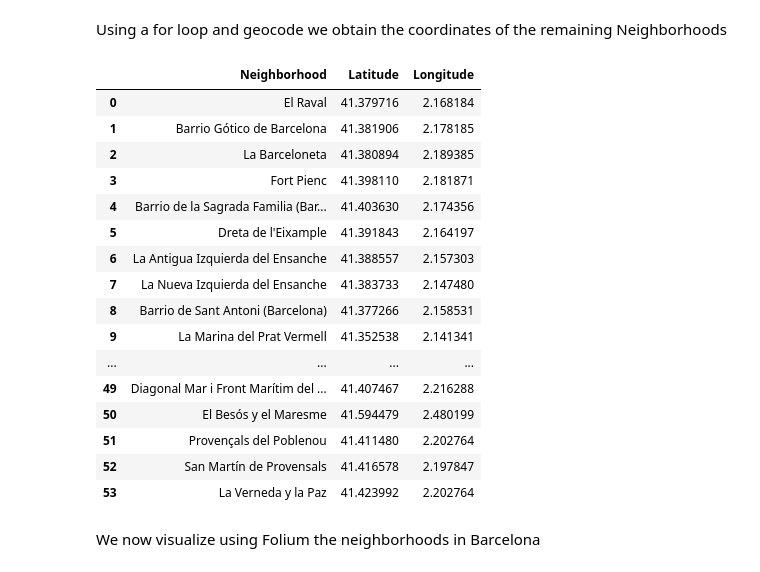
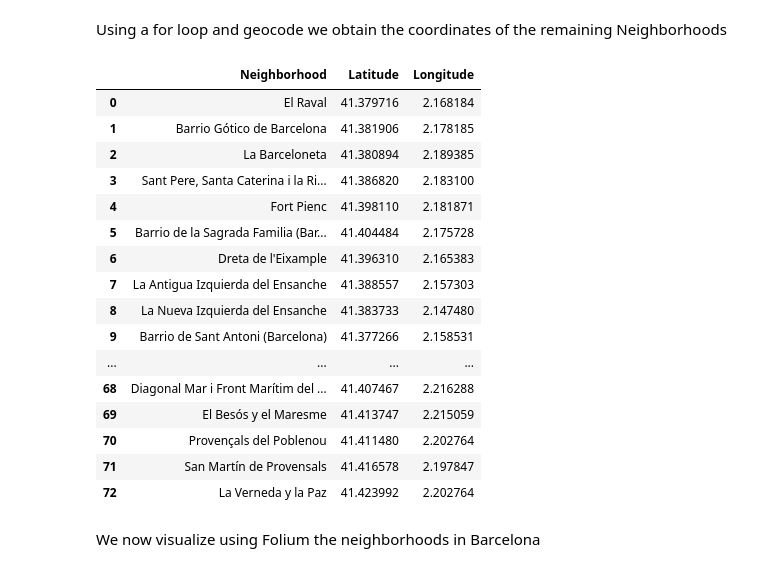
Before and after one commit to FranMorillo/Capstone_Project, a Jupyter notebook: Distribution Center for Mediterranean Restaurants.ipynb, the cells around one changed output. Cells and saved outputs as stored; diff of their text form; code cells hidden in the pictures.

```diff
--- a/Distribution Center for Mediterranean Restaurants.ipynb
+++ b/Distribution Center for Mediterranean Restaurants.ipynb
@@ -111,7 +111,7 @@ for link in links:
 Districts = []
 Districts.append(Texts[3:7])
 Districts.append(Texts[11:17])
-Districts.append(Texts[20:30])
+Districts.append(Texts[20:28])
 Districts.append(Texts[33:36])
 Districts.append(Texts[39:45])
 Districts.append(Texts[49:54])
@@ -121,7 +121,7 @@ Districts.append(Texts[87:94])
 Districts.append(Texts[98:108])
 df=pd.DataFrame(Texts[3:7])
 df2=pd.DataFrame(Texts[11:17])
-df3=pd.DataFrame(Texts[20:30])
+df3=pd.DataFrame(Texts[20:28])
 df4=pd.DataFrame(Texts[33:36])
 df5=pd.DataFrame(Texts[39:45])
 df6=pd.DataFrame(Texts[49:54])
@@ -175,38 +158,41 @@ Barcelona
 # %% [markdown]
 Using a for loop and geocode we obtain the coordinates of the remaining Neighborhoods
 # %%
+Barcelona=result
 Latitude=[]
 Longitude=[]
-for x in range(0,54):
-    Location=Barcelona.loc[x]
+City=', Barcelona '
+for x in range(0,73):
+    neigh=Barcelona.loc[x][0]
+    Location=neigh+ City
     url = 'https://maps.googleapis.com/maps/api/geocode/json?key={}&address={}'.format(API_key, Location)
     response = requests.get(url).json()
     #print(response)
     geographical_data = response['results'][0]['geometry']['location']
     Latitude.append(geographical_data['lat'])
     Longitude.append(geographical_data['lng'])
 Barcelona['Latitude']=Latitude
 Barcelona['Longitude']=Longitude
 Barcelona.rename(columns={0: "Neighborhood"}, inplace=True)
 Barcelona
 # %% [output]
 |  | Neighborhood | Latitude | Longitude |
 | 0 | El Raval | 41.379716 | 2.168184 |
 | 1 | Barrio Gótico de Barcelona | 41.381906 | 2.178185 |
 | 2 | La Barceloneta | 41.380894 | 2.189385 |
-| 3 | Fort Pienc | 41.398110 | 2.181871 |
-| 4 | Barrio de la Sagrada Familia (Bar... | 41.403630 | 2.174356 |
-| 5 | Dreta de l'Eixample | 41.391843 | 2.164197 |
-| 6 | La Antigua Izquierda del Ensanche | 41.388557 | 2.157303 |
-| 7 | La Nueva Izquierda del Ensanche | 41.383733 | 2.147480 |
-| 8 | Barrio de Sant Antoni (Barcelona) | 41.377266 | 2.158531 |
-| 9 | La Marina del Prat Vermell | 41.352538 | 2.141341 |
+| 3 | Sant Pere, Santa Caterina i la Ri... | 41.386820 | 2.183100 |
+| 4 | Fort Pienc | 41.398110 | 2.181871 |
+| 5 | Barrio de la Sagrada Familia (Bar... | 41.404484 | 2.175728 |
+| 6 | Dreta de l'Eixample | 41.396310 | 2.165383 |
+| 7 | La Antigua Izquierda del Ensanche | 41.388557 | 2.157303 |
+| 8 | La Nueva Izquierda del Ensanche | 41.383733 | 2.147480 |
+| 9 | Barrio de Sant Antoni (Barcelona) | 41.377266 | 2.158531 |
 | ... | ... | ... | ... |
-| 49 | Diagonal Mar i Front Marítim del ... | 41.407467 | 2.216288 |
-| 50 | El Besós y el Maresme | 41.594479 | 2.480199 |
-| 51 | Provençals del Poblenou | 41.411480 | 2.202764 |
-| 52 | San Martín de Provensals | 41.416578 | 2.197847 |
-| 53 | La Verneda y la Paz | 41.423992 | 2.202764 |
+| 68 | Diagonal Mar i Front Marítim del ... | 41.407467 | 2.216288 |
+| 69 | El Besós y el Maresme | 41.413747 | 2.215059 |
+| 70 | Provençals del Poblenou | 41.411480 | 2.202764 |
+| 71 | San Martín de Provensals | 41.416578 | 2.197847 |
+| 72 | La Verneda y la Paz | 41.423992 | 2.202764 |
 # %% [markdown]
 We now visualize using Folium the neighborhoods in Barcelona
 # %%
```
Also changed, not shown: parts of 48 cells of this notebook.
